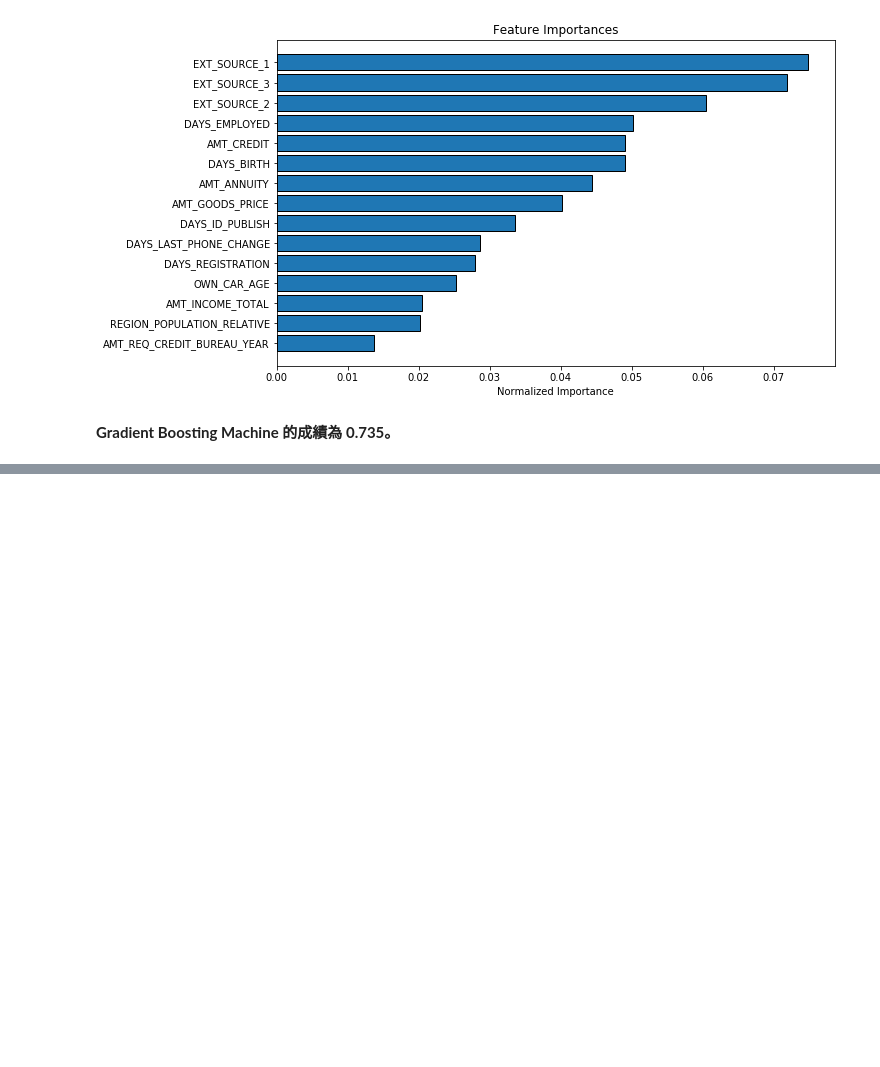
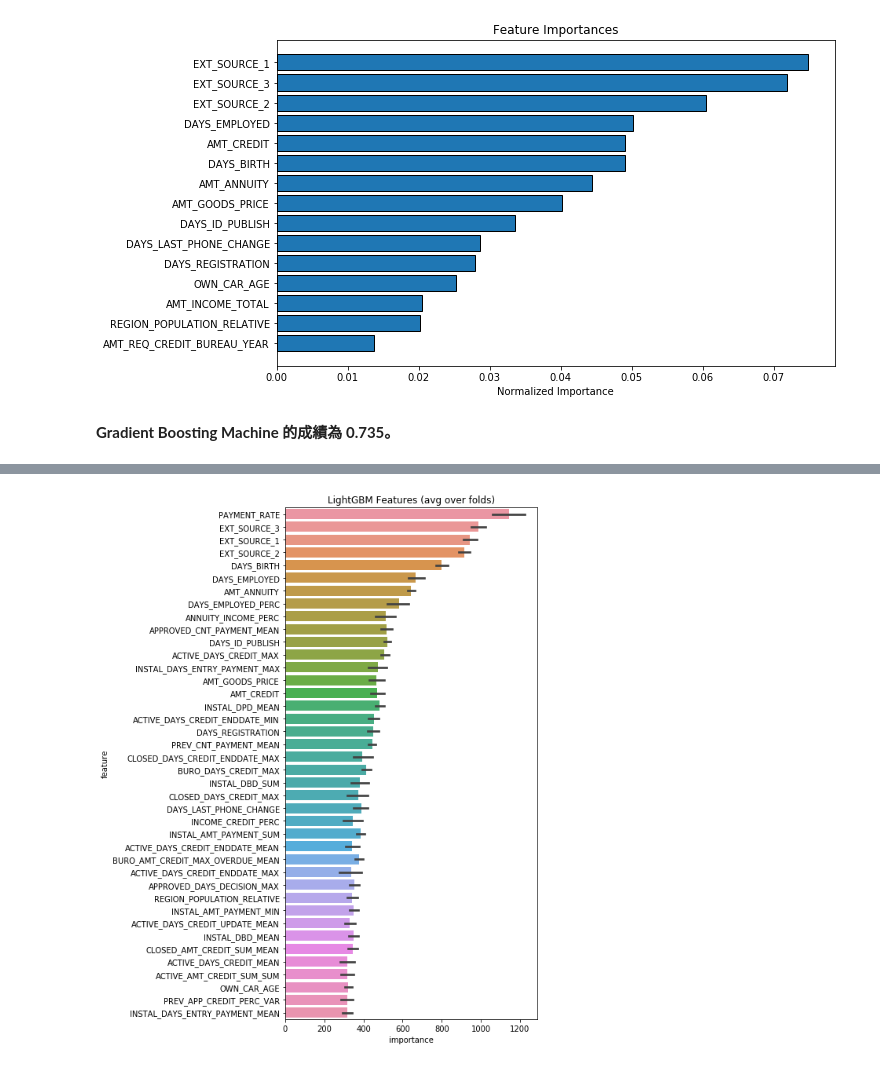
Before and after one commit to RainBoltz/Home-Credit-Risk-Prediction-Kaggle, a Jupyter notebook: HomeRisk.ipynb, the cells around one changed output, grey strips where cells are left out. Drawn from its saved outputs; the diff is of its cells as text; code cells hidden in the pictures; blank space fills up the shorter version.

```diff
--- a/HomeRisk.ipynb
+++ b/HomeRisk.ipynb
@@ -622,0 +967,9 @@ submission.to_csv('baseline_lgb.csv', index = False)
+# %%
+try:
+    print('Training data (with Domain Knowledge) shape: ', df.shape)
+except:
+    df = pd.read_csv("full_dataset.csv", index_col=0)
+    print('Training data (with Domain Knowledge) shape: ', df.shape)
+
+df.head()
+#df.to_csv('full_dataset.csv', index=False)
@@ -622,0 +1075,3 @@ submission.to_csv('baseline_lgb.csv', index = False)
+# %%
+opt_params = opt_lgb.max['params']
+print(opt_lgb.max)
@@ -622,0 +1080,13 @@ submission.to_csv('baseline_lgb.csv', index = False)
+# %%
+opt_params["num_leaves"] = int(opt_params["num_leaves"])
+opt_params['colsample_bytree'] = max(min(opt_params['colsample_bytree'], 1), 0)
+opt_params['subsample'] = max(min(opt_params['subsample'], 1), 0)
+opt_params['max_depth'] = int(opt_params['max_depth'])
+opt_params['reg_alpha'] = max(opt_params['reg_alpha'], 0)
+opt_params['reg_lambda'] = max(opt_params['reg_lambda'], 0)
+opt_params['min_split_gain'] = opt_params['min_split_gain']
+opt_params['min_child_weight'] = opt_params['min_child_weight']
+opt_params['min_data_in_leaf'] = int(max(opt_params['min_data_in_leaf'], 1))
+
+from pprint import pprint
+pprint(opt_params)
@@ -622,0 +1189,13 @@ submission.to_csv('baseline_lgb.csv', index = False)
+# %%
+def display_importances(feature_importance_df_):
+    cols = feature_importance_df_[["feature", "importance"]].groupby("feature").mean().sort_values(by="importance", ascending=False)[:40].index
+    best_features = feature_importance_df_.loc[feature_importance_df_.feature.isin(cols)]
+    plt.figure(figsize=(8, 10))
+    sns.barplot(x="importance", y="feature", data=best_features.sort_values(by="importance", ascending=False))
+    plt.title('LightGBM Features (avg over folds)')
+    plt.tight_layout()
+    plt.show()
+
+display_importances(kfold_lgbm_feat_importance)
+# %% [output]
+[figure, added]
```
Also changed, not shown: parts of 26 cells of this notebook, 1 other file.
